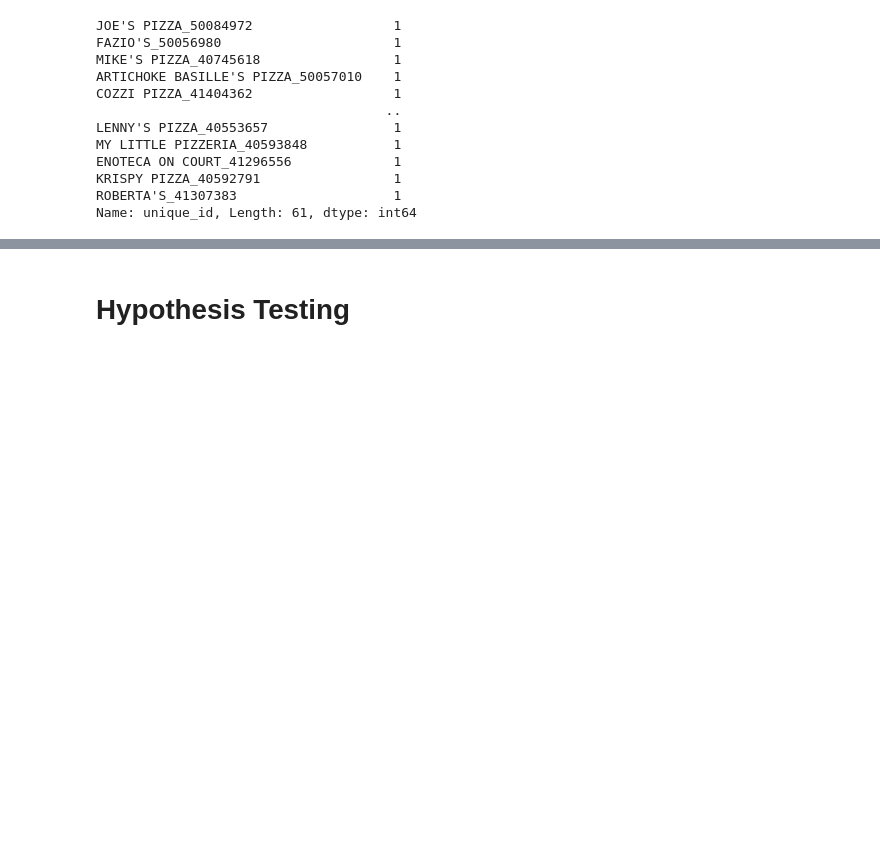
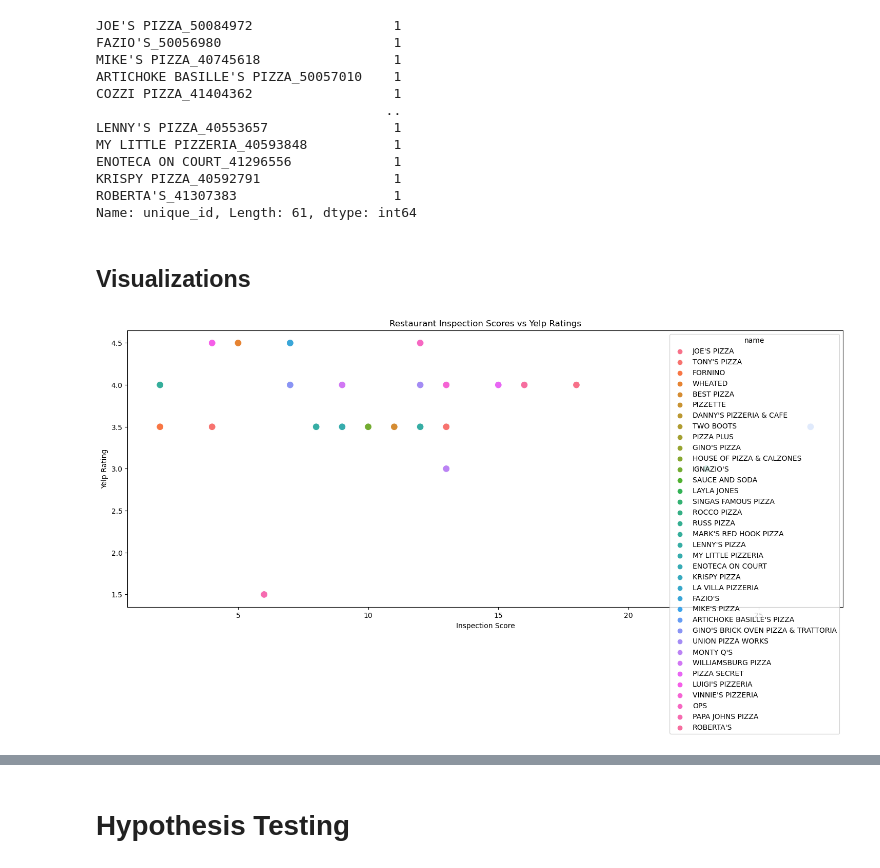
Before and after one commit to JoeBwonKenobi/NYCRestarauntInspections, a Jupyter notebook: Hypothesis Testing.ipynb, the cells around one changed output, grey strips where cells are left out. Drawn from its saved outputs; the diff is of its cells as text; code cells hidden in the pictures; blank space fills up the shorter version.

```diff
--- a/Hypothesis Testing.ipynb
+++ b/Hypothesis Testing.ipynb
@@ -334,3 +334,18 @@ ENOTECA ON COURT_41296556             1
 KRISPY PIZZA_40592791                 1
 ROBERTA'S_41307383                    1
 Name: unique_id, Length: 61, dtype: int64
+# %% [markdown]
+## **Visualizations**
+# %%
+# Filtering out the restaurants with more review counts and better scores
+df_filtered = merged_df[(merged_df['review_count'] >= 75) & (merged_df['SCORE'] < 60)]
+# %%
+# Plotting
+plt.figure(figsize=(18, 7))
+sns.scatterplot(x='SCORE', y='rating', data=df_filtered, hue='name', s=100)
+plt.title('Restaurant Inspection Scores vs Yelp Ratings')
+plt.xlabel('Inspection Score')
+plt.ylabel('Yelp Rating')
+plt.show()
+# %% [output]
+[figure, added]
```
Also changed, not shown: parts of 2 cells of this notebook.
